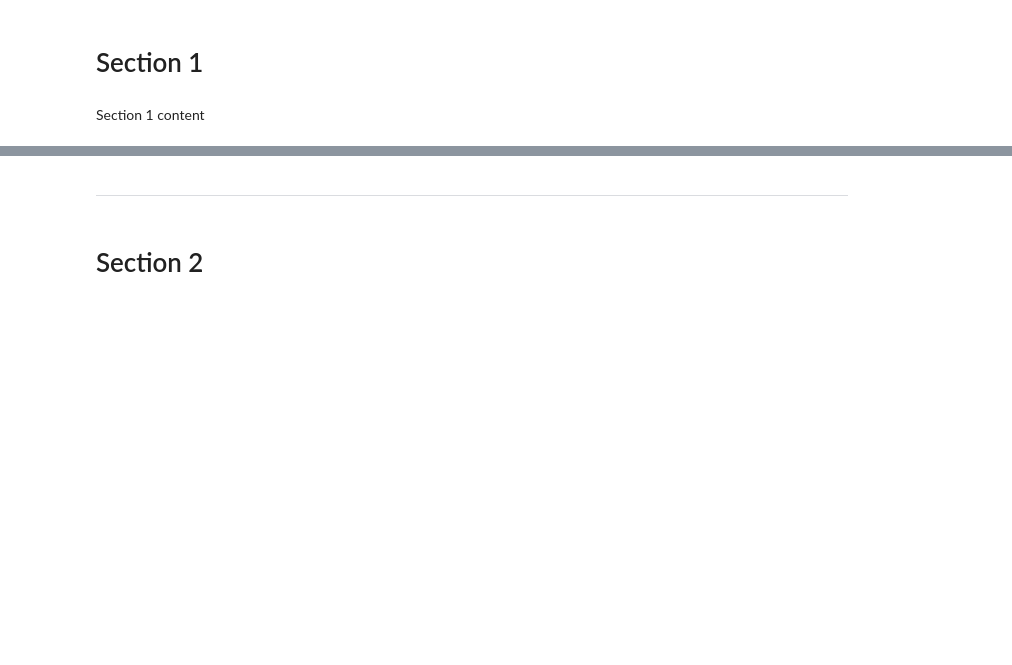
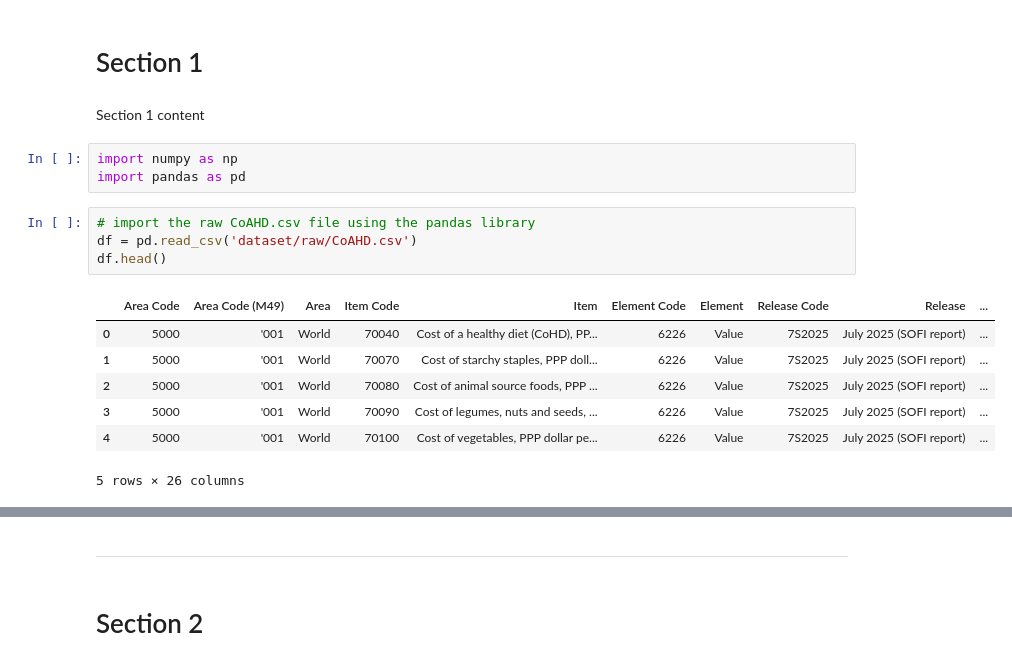
Before and after one commit to muhtar1muhtar/cost-affordability-healthy-diet-analysis, a Jupyter notebook: jupyter_notebooks/ETL.ipynb, the cells around one changed output, grey strips where cells are left out. Cells and saved outputs as stored; diff of their text form; blank space fills up the shorter version.

```diff
--- a/jupyter_notebooks/ETL.ipynb
+++ b/jupyter_notebooks/ETL.ipynb
@@ -45,3 +51,18 @@ current_dir
 # Section 1
 # %% [markdown]
 Section 1 content
+# %%
+import numpy as np
+import pandas as pd
+# %%
+# import the raw CoAHD.csv file using the pandas library
+df = pd.read_csv('dataset/raw/CoAHD.csv')
+df.head()
+# %% [output]
+|  | Area Code | Area Code (M49) | Area | Item Code | Item | Element Code | Element | Release Code | Release | ... |
+| 0 | 5000 | '001 | World | 70040 | Cost of a healthy diet (CoHD), PP... | 6226 | Value | 7S2025 | July 2025 (SOFI report) | ... |
+| 1 | 5000 | '001 | World | 70070 | Cost of starchy staples, PPP doll... | 6226 | Value | 7S2025 | July 2025 (SOFI report) | ... |
+| 2 | 5000 | '001 | World | 70080 | Cost of animal source foods, PPP ... | 6226 | Value | 7S2025 | July 2025 (SOFI report) | ... |
+| 3 | 5000 | '001 | World | 70090 | Cost of legumes, nuts and seeds, ... | 6226 | Value | 7S2025 | July 2025 (SOFI report) | ... |
+| 4 | 5000 | '001 | World | 70100 | Cost of vegetables, PPP dollar pe... | 6226 | Value | 7S2025 | July 2025 (SOFI report) | ... |
+5 rows × 26 columns
```
Also changed, not shown: parts of 15 cells of this notebook, 2 other files.
